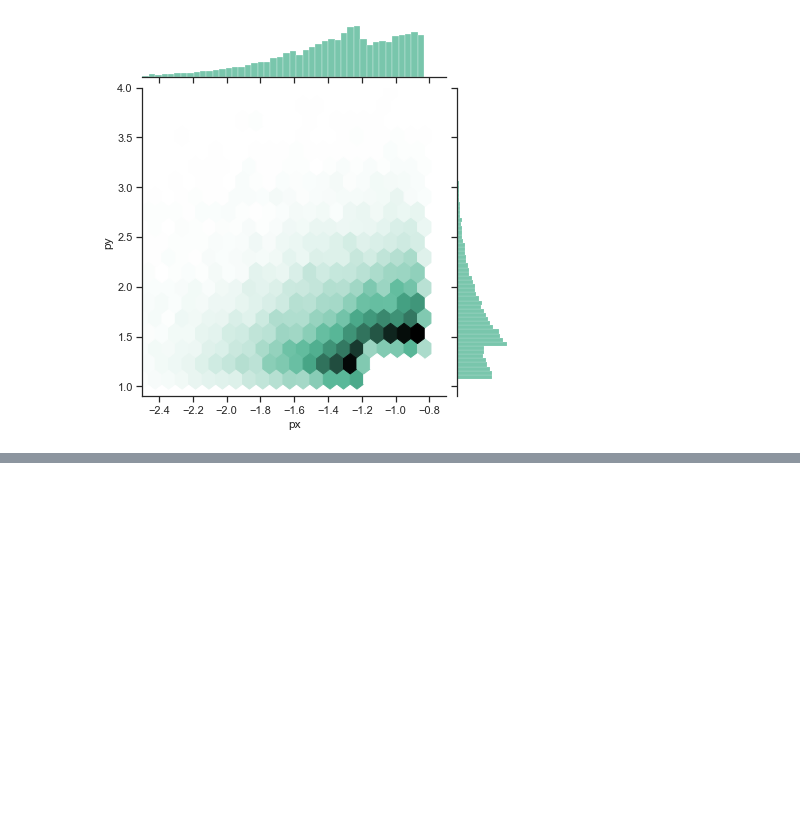
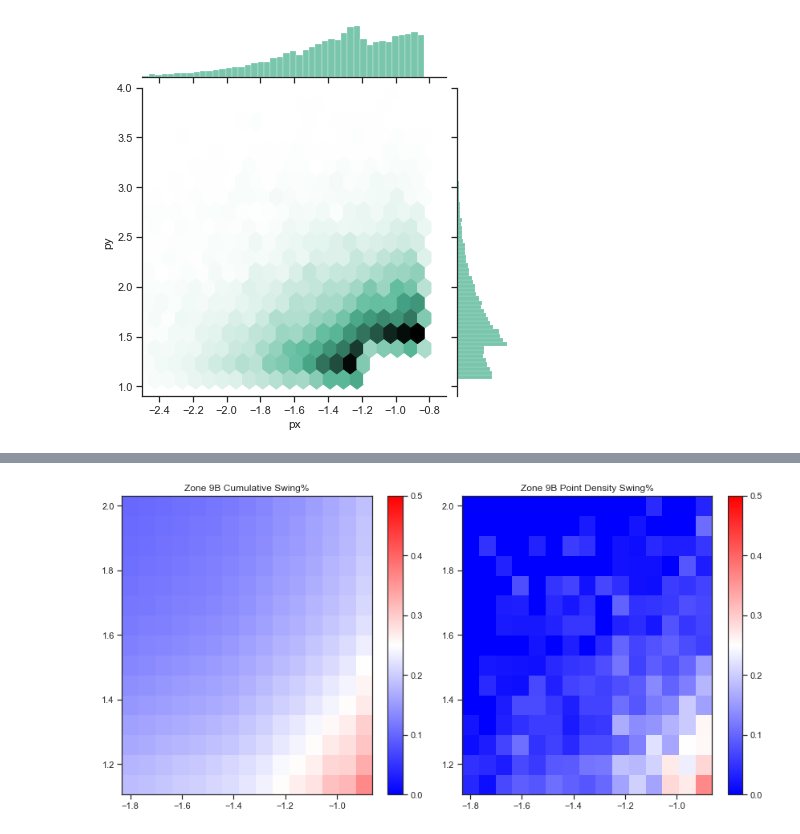
Before and after one commit to everwitt7/PitcherPolicy, a Jupyter notebook: data-cleaning/visualizing-cutoffs/find_obv_cutoffs.ipynb, the cells around one changed output, grey strips where cells are left out. Cells and saved outputs as stored; diff of their text form; code cells hidden in the pictures; blank space fills up the shorter version.

Commit message:
added a way to visualize/summarize obvious zone cutoffs - helps for choosing cutoffs for each pitch

```diff
--- a/data-cleaning/visualizing-cutoffs/find_obv_cutoffs.ipynb
+++ b/data-cleaning/visualizing-cutoffs/find_obv_cutoffs.ipynb
@@ -202,18 +102,0 @@ swing_point_pct = calc_point_swing_pct(xx, yy, z)
-# %%
-#this does not tell us how many pitches are in the ball zone - whether the cutoff makes sense
-#this is also the cumulative swing%
-w,h = 12,6
-fig, axs = plt.subplots(1,2,figsize=(w, h))
-
-ax = axs[0]
-c = ax.pcolor(xx, yy, swing_cum_pct, cmap='bwr', shading='auto')
-ax.set_title('FF-Zone 9B Cumulative Swing%')
-fig.colorbar(c, ax=ax)
-
-ax = axs[1]
-c = ax.pcolor(xx, yy, swing_point_pct, cmap='bwr', shading='auto')
-ax.set_title('FF-Zone 9B Point Swing%')
-fig.colorbar(c, ax=ax)
-
-fig.tight_layout()
-plt.show()
@@ -225,14 +102,0 @@ plt.show()
-# %%
-#doing the same for zone 10b
-filt = ff['obv_zone'] == '10b'
-z10 = ff.loc[filt, ['px', 'py', 'swing']]
-
-num_points = 16
-xx = np.linspace(-0.829, 0.829, num_points)
-yy = np.linspace(1.078, 2, num_points)
-
-#remove the endpoint
-# xx = np.delete(xx, 0)
-# yy = np.delete(yy, 0)
-
-swing_point_pct = calc_point_swing_pct(xx, yy, z10)
@@ -285,7 +102,0 @@ swing_cum_pct = np.transpose(swing_cum_pct)
-# %%
-w,h = 12,6
-fig, ax = plt.subplots(figsize=(w, h))
-
-c = ax.pcolor(xx, yy, swing_cum_pct, cmap='bwr', shading='auto')
-ax.set_title('FF-Zone 10B Point Swing%')
-fig.colorbar(c, ax=ax)
@@ -296,0 +537,7 @@ fig.colorbar(c, ax=ax)
+# %%
+#assigning pitch to a df, so just update this to what pitch you want
+pitch = ff
+# %%
+disp_9(pitch)
+# %% [output]
+[figure, added]
```
Also changed, not shown: parts of 40 cells of this notebook.
